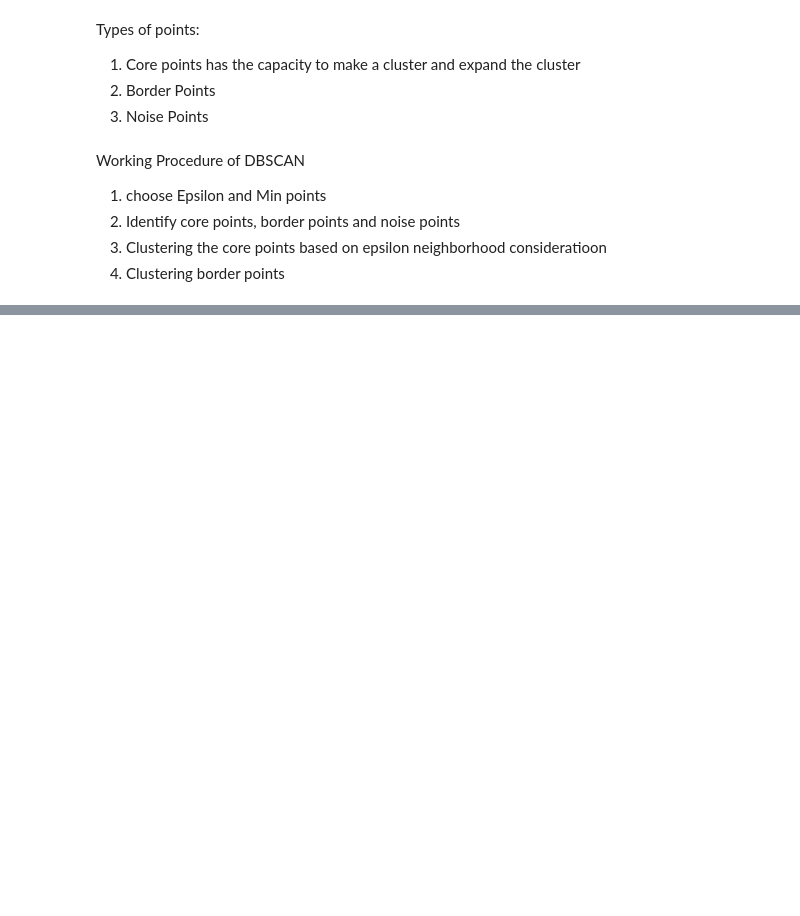
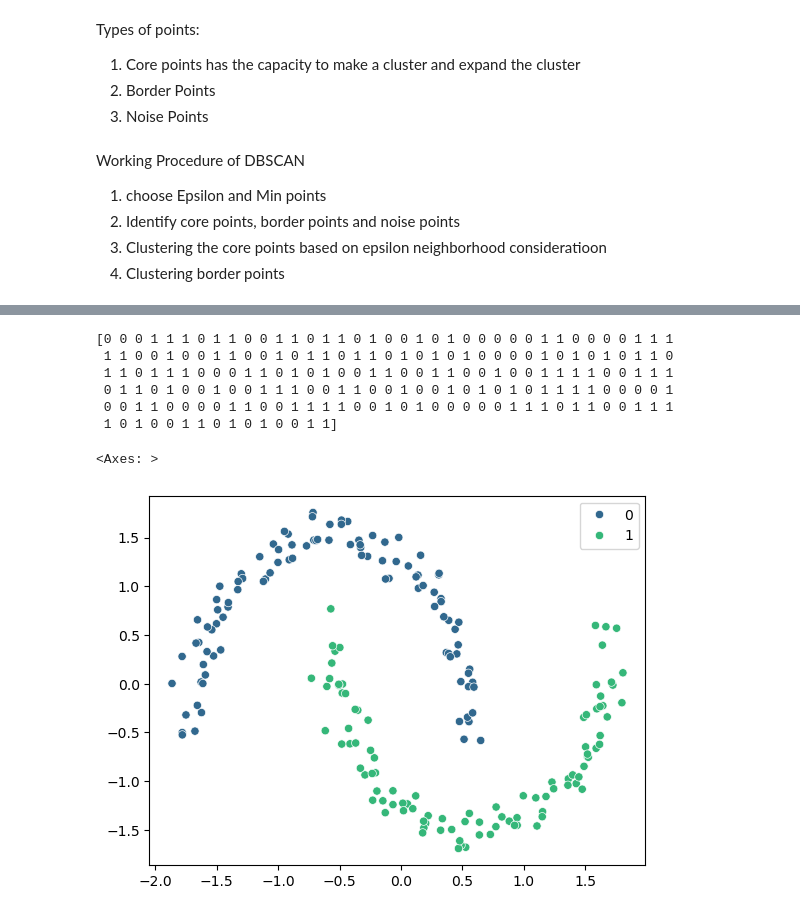
Before and after one commit to msanimfarhan/Machine-Learning-July, a Jupyter notebook: DBSCAN-Clustering.ipynb, the cells around one changed output, grey strips where cells are left out. Saved outputs shown, nothing was run; the diff lists cells and outputs as text; code cells hidden in the pictures; blank space fills up the shorter version.

```diff
--- a/DBSCAN-Clustering.ipynb
+++ b/DBSCAN-Clustering.ipynb
@@ -26,0 +75,17 @@ Working Procedure of DBSCAN
+# %%
+dbscan.fit(X_scaled)
+
+label_dbscan = dbscan.labels_
+print(label_dbscan)
+# %% [output]
+[0 0 0 1 1 1 0 1 1 0 0 1 1 0 1 1 0 1 0 0 1 0 1 0 0 0 0 0 1 1 0 0 0 0 1 1 1
+ 1 1 0 0 1 0 0 1 1 0 0 1 0 1 1 0 1 1 0 1 0 1 0 1 0 0 0 0 1 0 1 0 1 0 1 1 0
+ 1 1 0 1 1 1 0 0 0 1 1 0 1 0 1 0 0 1 1 0 0 1 1 0 0 1 0 0 1 1 1 1 0 0 1 1 1
+ 0 1 1 0 1 0 0 1 0 0 1 1 1 0 0 1 1 0 0 1 0 0 1 0 1 0 1 0 1 1 1 1 0 0 0 0 1
+ 0 0 1 1 0 0 0 0 1 1 0 0 1 1 1 1 0 0 1 0 1 0 0 0 0 0 1 1 1 0 1 1 0 0 1 1 1
+ 1 0 1 0 0 1 1 0 1 0 1 0 0 1 1]
+# %%
+sns.scatterplot(x = X_scaled[:,0], y = X_scaled[:,1] , hue=label_dbscan, palette='viridis')
+# %% [output]
+<Axes: >
+[figure, added]
```
Also changed, not shown: parts of 6 cells of this notebook.
